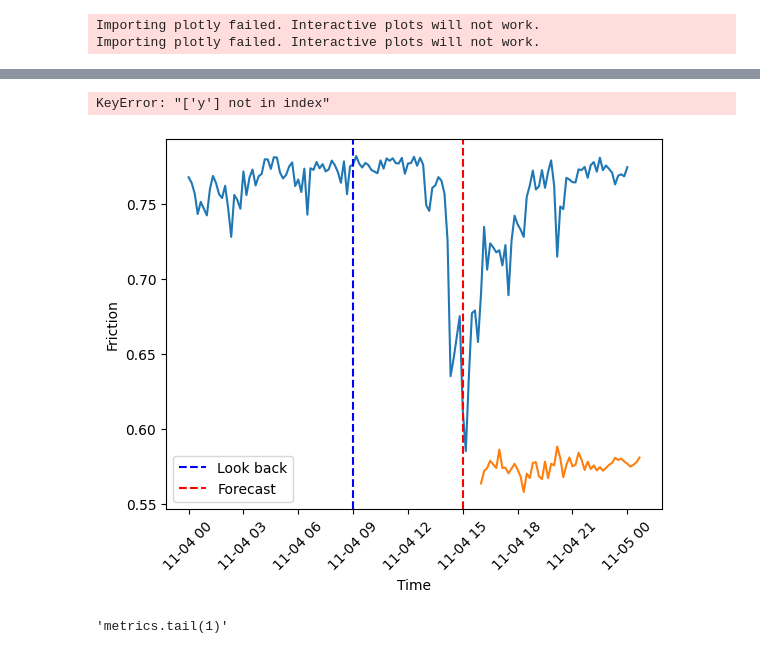
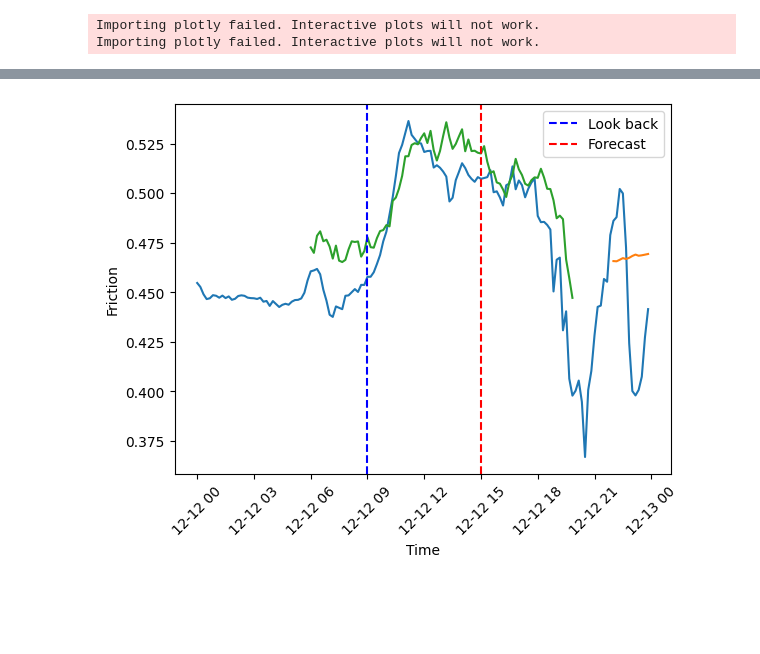
Before and after one commit to KirSobolev/ML_project, a Jupyter notebook: models/neural_prophet.ipynb, the cells around one changed output, grey strips where cells are left out. Drawn from its saved outputs; the diff is of its cells as text; code cells hidden in the pictures; blank space fills up the shorter version.

```diff
--- a/models/neural_prophet.ipynb
+++ b/models/neural_prophet.ipynb
@@ -86,7 +119,0 @@ WARNING - (py.warnings._showwarnmsg) - /Users/kirillsobolev/Documents/GitHub/ML_
-# %%
-
-unseen_df = test_df[(test_df.ds >= "2023-11-04 00:00:00") & (test_df.ds <= "2023-11-05 00:00:00")]
-original_data = unseen_df.copy(deep=True)
-# Set values to NaN for rows where datetime >= 2023-11-03 15:00:00
-"""test_df.loc[test_df['ds'] > pd.Timestamp("2023-11-03 15:00:00"), lagged_regressors] = None
-test_df.loc[test_df['ds'] > pd.Timestamp("2023-11-03 15:00:00"), 'y'] = None"""
@@ -97,31 +120,30 @@ y = unseen_df[test_df.ds < "2023-11-04 16:00:00"]
 # %%
-future1 = m.make_future_dataframe(y, periods=1, regressors_df=test_df, n_historic_predictions=True)
+future = m.make_future_dataframe(test_df, periods=1, regressors_df=fcst_df, n_historic_predictions=132)
 # %%
-fcst = m.predict(future1, raw=True, decompose=False)
-latest_fcst = m.get_latest_forecast(fcst, include_history_data=True)
+fcst = m.predict(future)
+latest_fcst = m.get_latest_forecast(fcst)
-# %% [output]
-KeyError: "['y'] not in index"
+# %%
+fcst2 = m.predict(test_df)
 # %%
+whole_day = unseen_df[(unseen_df.ds >= "2023-12-12 00:00:00") & (unseen_df.ds < "2023-12-13 00:00:00")]
+
 # Plot the data
 fig, ax = plt.subplots()
-ax.plot(original_data.ds, original_data.y)
+ax.plot(whole_day.ds, whole_day.y)
 ax.plot(latest_fcst.ds, latest_fcst["origin-0"])
+ax.plot(fcst2.ds, fcst2["yhat1"])
 plt.xticks(rotation=45)
 # Get the x-tick positions
 xticks = ax.get_xticks()
 
 # Add a vertical line at the 3rd x-tick
 
 ax.axvline(x=xticks[3], color='blue', linestyle='--', label=f'Look back')
 ax.axvline(x=xticks[5], color='red', linestyle='--', label=f'Forecast')
 # Add labels and legend
 ax.set_xlabel('Time')
 ax.set_ylabel('Friction')
 ax.legend()
 plt.show()
 # %% [output]
-[figure, old version]
+[figure, new version]
-# %%
-"""metrics.tail(1)"""
-# %% [output]
-'metrics.tail(1)'
```
Also changed, not shown: parts of 9 cells of this notebook, 7 other files.
